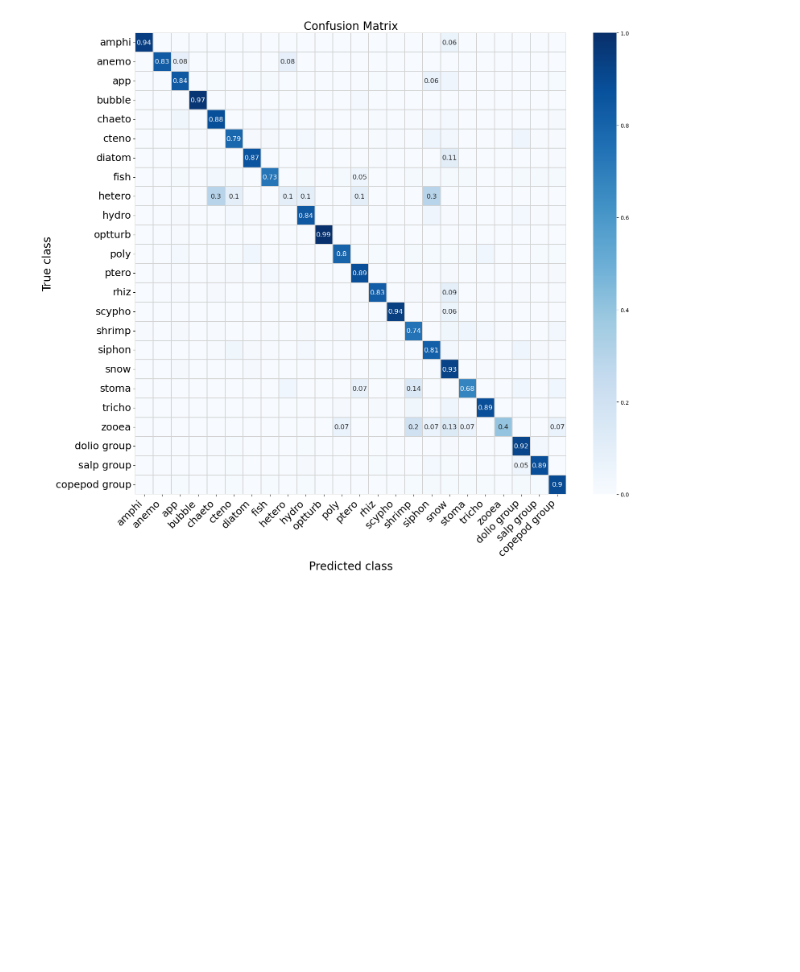
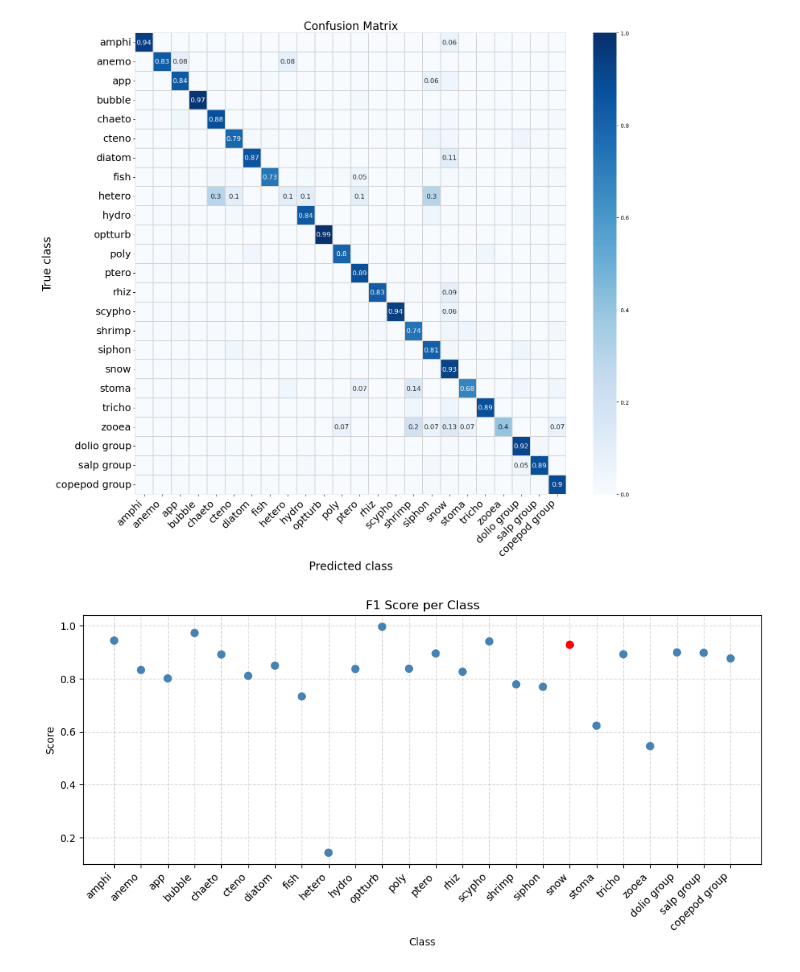
Before and after one commit to NeWeigt/ct_classifier_zoops, a Jupyter notebook: Prec_Rec_Class.ipynb, the cells around one changed output. Drawn from its saved outputs; the diff is of its cells as text; code cells hidden in the pictures; blank space fills up the shorter version.

```diff
--- a/Prec_Rec_Class.ipynb
+++ b/Prec_Rec_Class.ipynb
@@ -481,0 +518,42 @@ plt.show()
+# %%
+import matplotlib.pyplot as plt
+import numpy as np
+from sklearn.metrics import f1_score
+
+#
+#F1score = 2* Precision*Recall
+#           Precision + Recall
+
+
+# --- pooling ---
+translate_labels = {8:30, 9:30, 10:30, 18:31, 19:31, 20:31, 5:32, 21:32}
+gt_translated = np.array([translate_labels.get(g, g) for g in gt])
+pred_translated = np.array([translate_labels.get(p, p) for p in predictions])
+
+labels_translated = np.sort(np.unique(gt_translated))
+
+# Calculate F1 score
+f1 = f1_score(gt_translated, pred_translated, labels=labels_translated, average=None, zero_division=0)
+
+class_names = [index_to_name.get(label, str(label)) for label in labels_translated]
+x_positions = np.arange(len(labels_translated))
+point_colors = ["red" if name == "snow" else "steelblue" for name in class_names]
+
+# Create a single plot
+fig, ax = plt.subplots(figsize=(10, 5))
+
+# Plot F1 scores
+ax.scatter(x_positions, f1, c=point_colors, s=50, zorder=3)
+
+# Formatting
+ax.set_title("F1 Score per Class")
+ax.set_ylabel("Score")
+ax.set_xlabel("Class")
+ax.set_xticks(x_positions)
+ax.set_xticklabels(class_names, rotation=45, ha="right")
+ax.grid(True, axis="both", linestyle="--", alpha=0.5)
+
+fig.tight_layout()
+plt.show()
+# %% [output]
+[figure, added]
```
Also changed, not shown: parts of 1 cell of this notebook.
